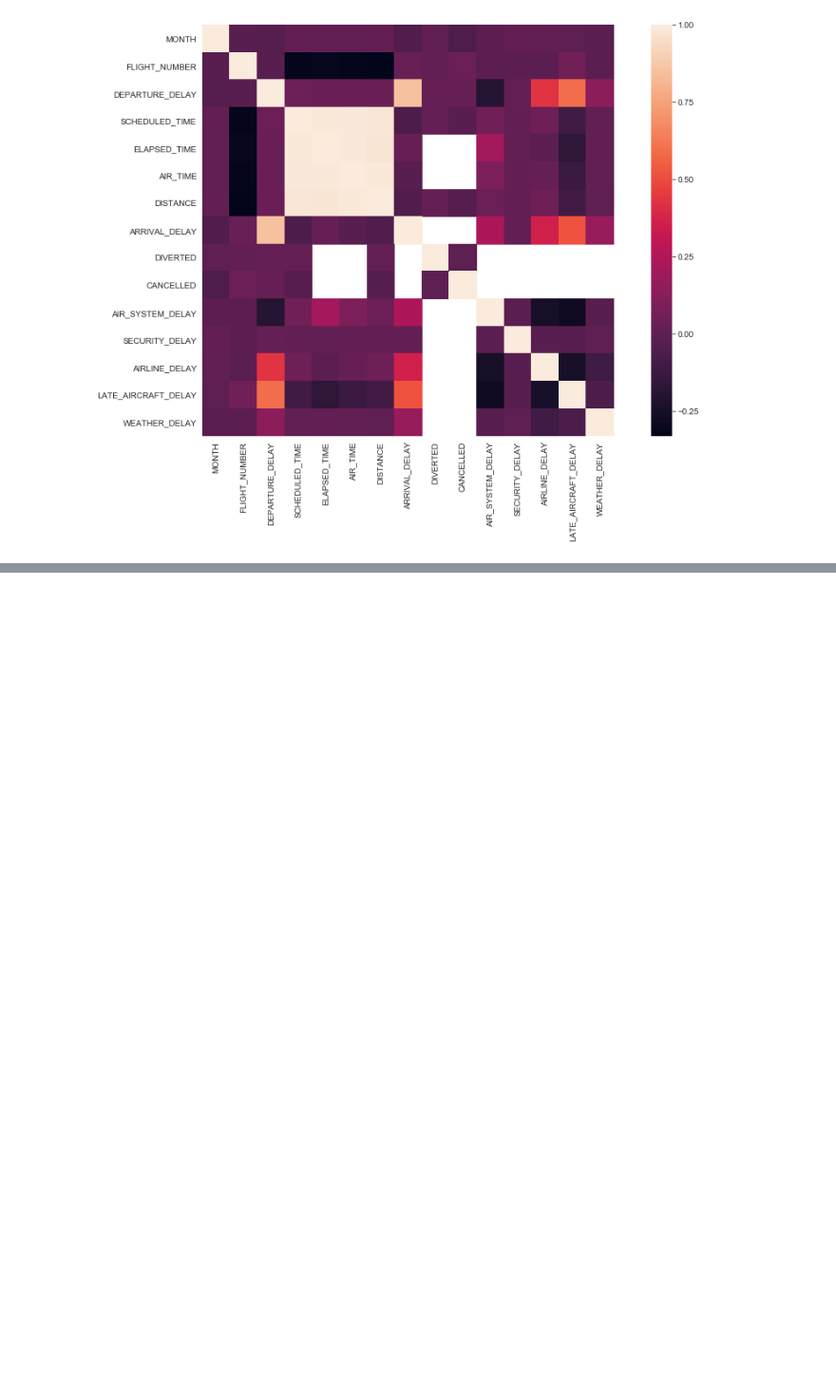
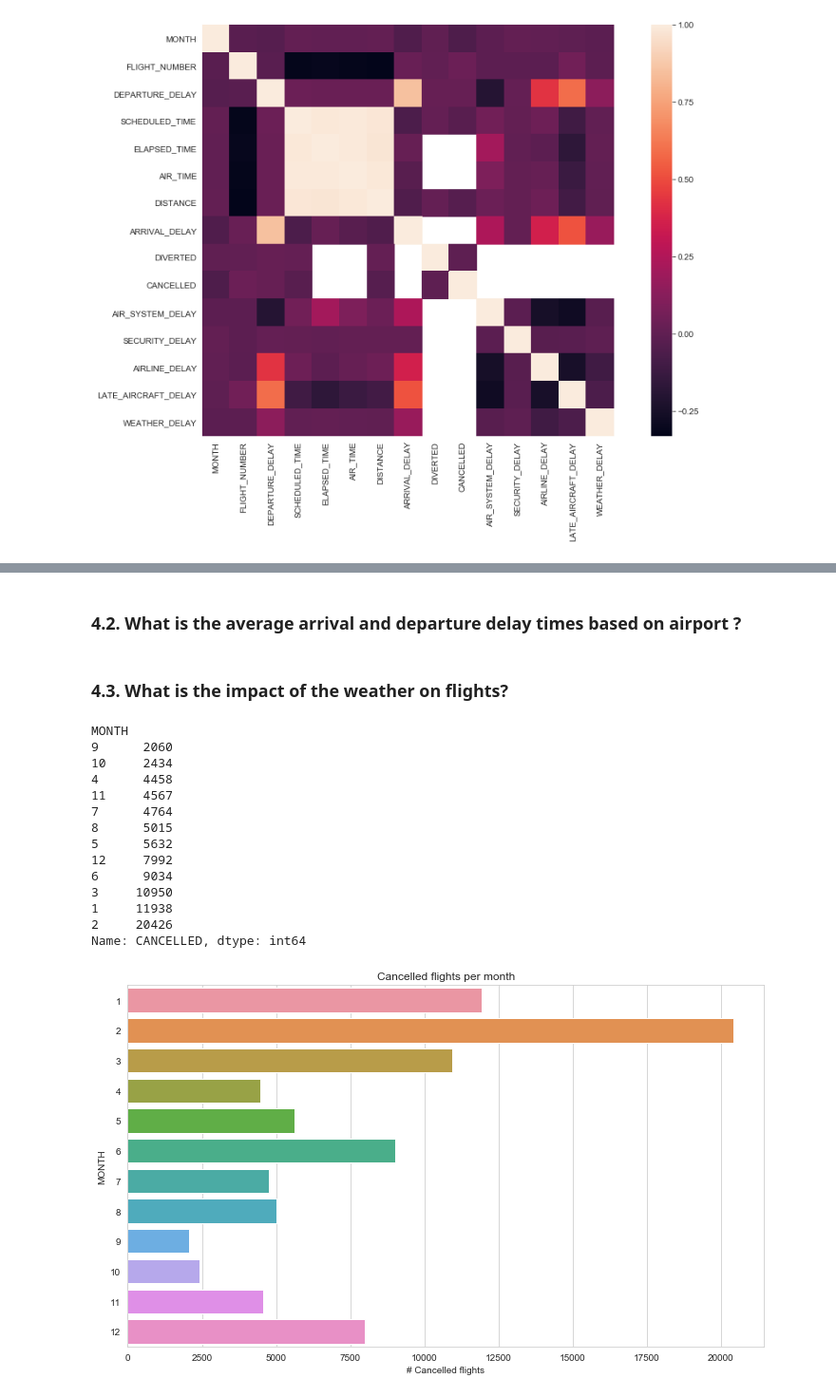
Before and after one commit to ArwaSheraky/Airlines-Delay-Analysis, a Jupyter notebook: Exploratory-Data-Analysis.ipynb, the cells around one changed output, grey strips where cells are left out. Shown: that part at 95% size. Drawn from its saved outputs; the diff is of its cells as text; code cells hidden in the pictures; blank space fills up the shorter version.

```diff
--- a/Exploratory-Data-Analysis.ipynb
+++ b/Exploratory-Data-Analysis.ipynb
@@ -122,0 +129,35 @@ Name: CANCELLED, dtype: int64
+# %% [markdown]
+### 4.2. What is the average arrival and departure delay times based on airport ?
+# %% [markdown]
+### 4.3. What is the impact of the weather on flights?
+# %%
+#As discussed above, weather is the most common reason for cancellation.
+#For more illustration:
+
+month_cancel_group = df.groupby('MONTH')['CANCELLED'].sum().sort_values()
+print(month_cancel_group)
+
+plt.figure(figsize=(12,7))
+
+plt.title('Cancelled flights per month')
+plt.xlabel('# Cancelled flights')
+plt.ylabel('Month')
+sns.barplot(x=month_cancel_group.values, y=month_cancel_group.index, orient='h')
+
+plt.show()
+# %% [output]
+MONTH
+9      2060
+10     2434
+4      4458
+11     4567
+7      4764
+8      5015
+5      5632
+12     7992
+6      9034
+3     10950
+1     11938
+2     20426
+Name: CANCELLED, dtype: int64
+[figure, added]
```
Also changed, not shown: parts of 12 cells of this notebook.
